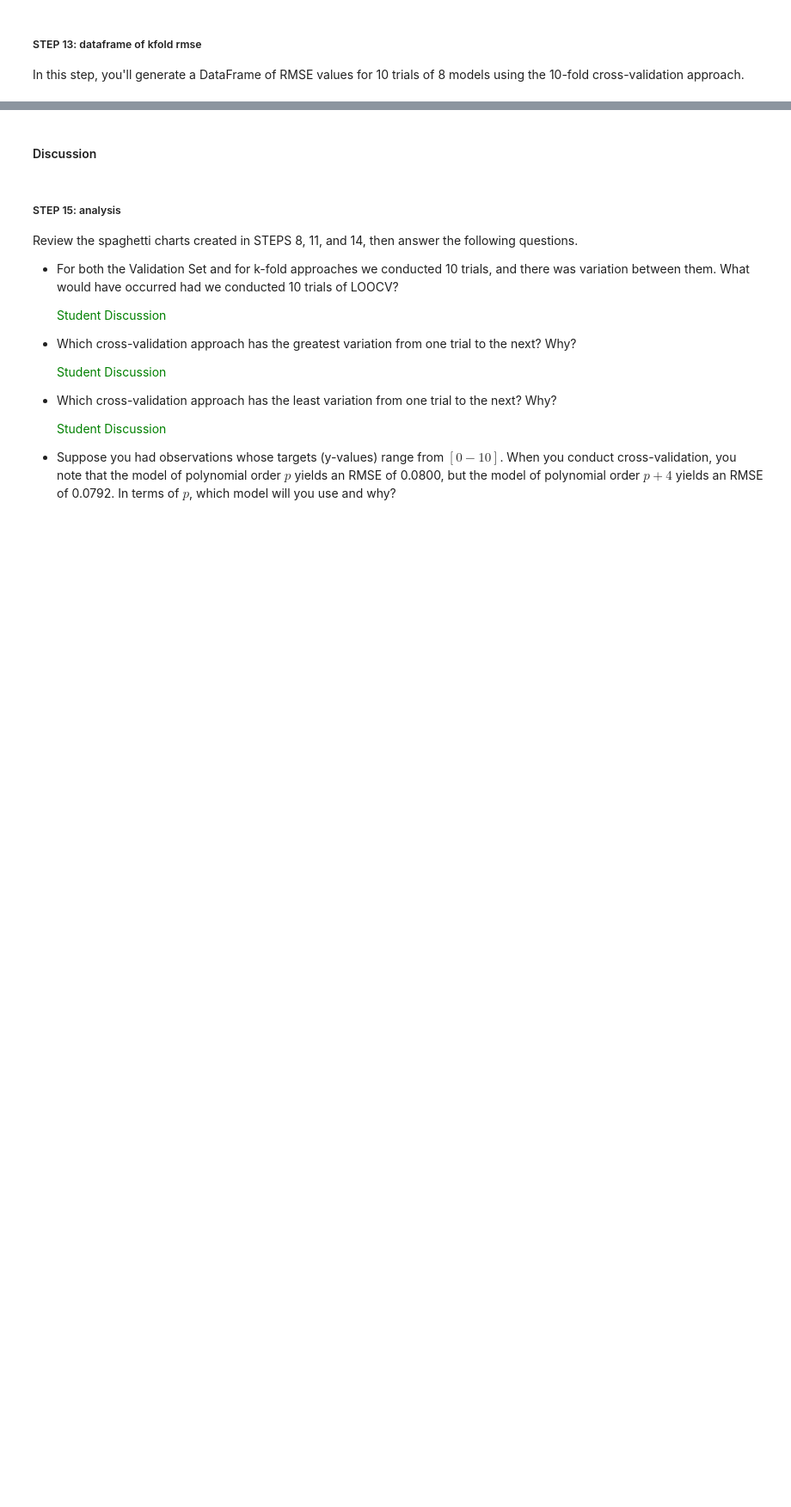
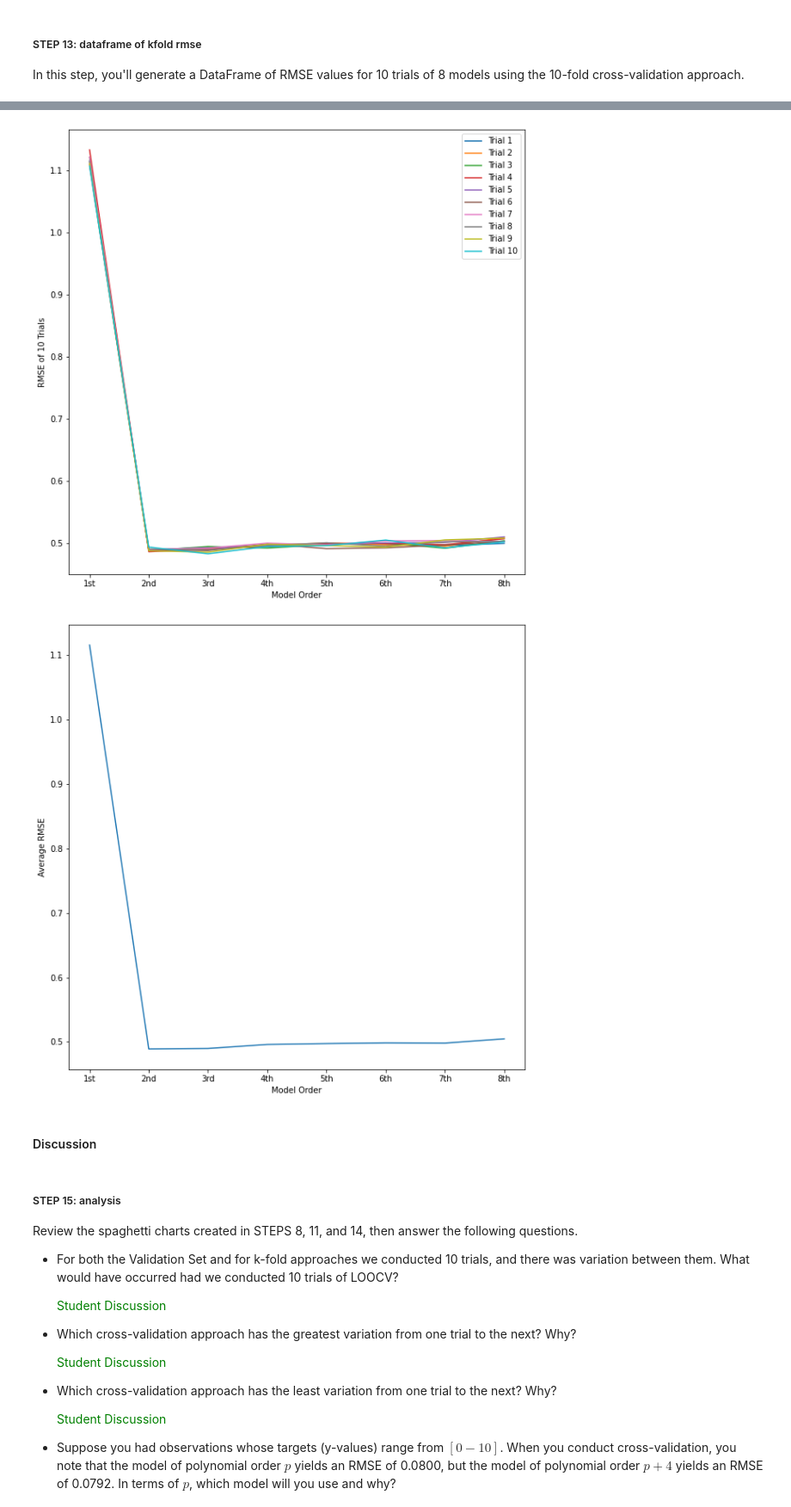
Before and after one commit to nikopetrocelli/489Proj2-Petrocelli, a Jupyter notebook: hw3.ipynb, the cells around one changed output, grey strips where cells are left out. Shown at 86% size. Saved outputs shown, nothing was run; the diff lists cells and outputs as text; code cells hidden in the pictures; blank space fills up the shorter version.

```diff
--- a/hw3.ipynb
+++ b/hw3.ipynb
@@ -579,0 +636,21 @@ STEP_12_COMPLETE = False
+# %%
+#STEP 12
+
+#STUDENT CODE - create kfold_mse(X, y, k, random_state)
+#---------------------------------------------
+def kfold_mse(X, y, k, random_state):
+  est = LinearRegression().fit(X, y)
+  # lpo = LeavePOut(p=12)
+  # cv = ShuffleSplit(n_splits = 1, random_state=random_state)
+  # cv = LeaveOneOut()
+  cv = KFold(n_splits=k, random_state=random_state, shuffle=True)
+  scores = cross_val_score(est, X, y, scoring="neg_root_mean_squared_error",cv=cv)
+  # rmse_scores = np.sqrt(-scores)
+  # print(rmse_scores))
+
+  return np.mean(-scores)
+#---------------------------------------------
+
+print(kfold_mse(val, df['y'], 10, random_state))
+
+STEP_12_COMPLETE = False
@@ -610,3 +721,26 @@ STEP_14_COMPLETE = False
+# %%
+#STEP 14
+
+#STUDENT CODE - plot k-fold spaghetti charts
+#---------------------------------------------
+plt.figure(figsize=(10,10))
+plt.plot(cv3)
+plt.xlabel("Model Order")
+plt.ylabel("RMSE of 10 Trials")
+plt.legend(labels=COLUMNS )
+plt.show()
+y = cv3.mean(axis=1)
+plt.figure(figsize=(10,10))
+plt.plot(y)
+plt.xlabel("Model Order")
+plt.ylabel("Average RMSE")
+plt.show()
+#---------------------------------------------
+
+STEP_14_COMPLETE = True
+# %% [output]
+[figure, added]
+[figure, added]
 # %% [markdown]
 #### Discussion
 # %% [markdown]
```
Also changed, not shown: parts of 21 cells of this notebook.
